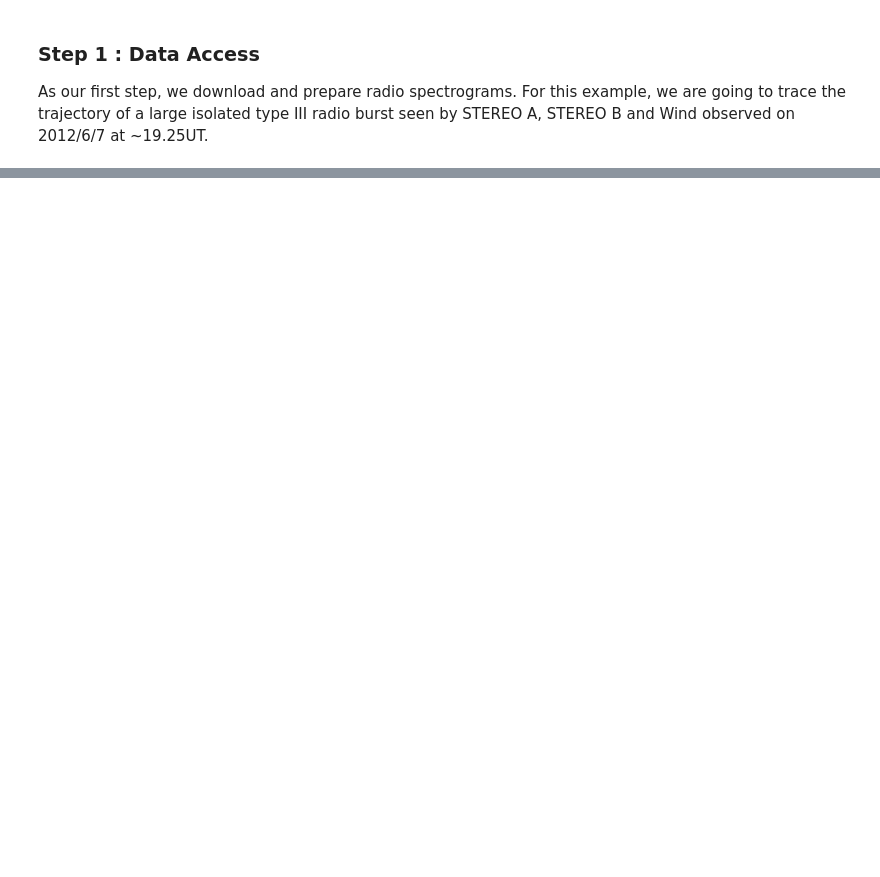
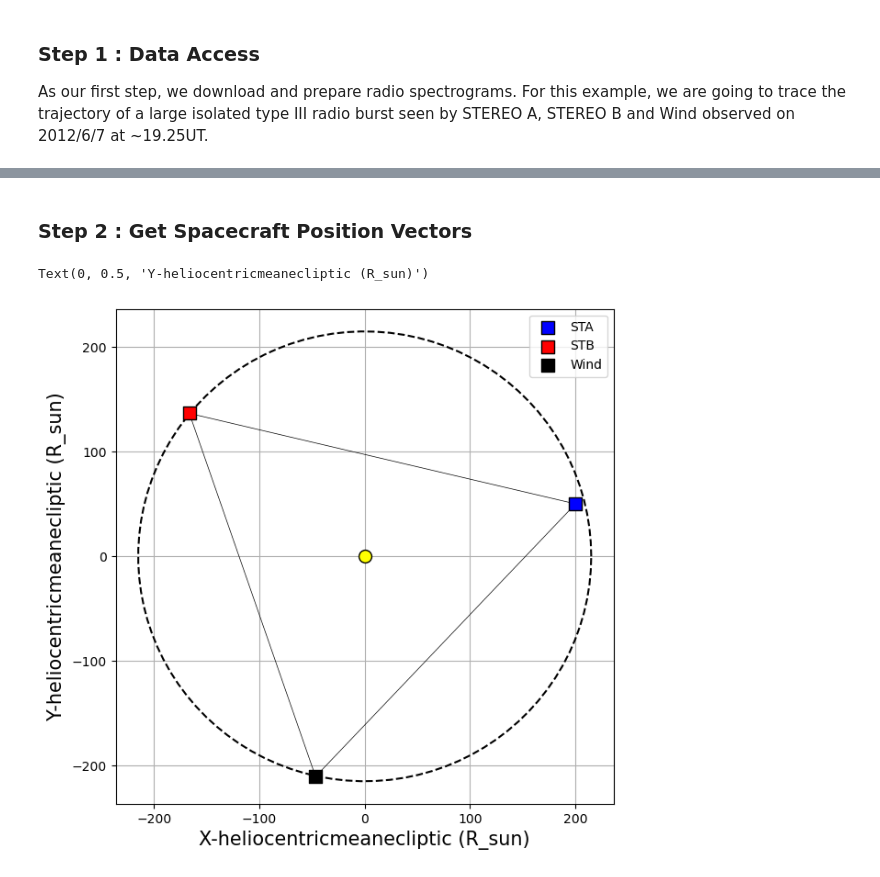
Before and after one commit to STBadman/Radio-Public, a Jupyter notebook: TDOA_OpenSource.ipynb, the cells around one changed output, grey strips where cells are left out. Saved outputs shown, nothing was run; the diff lists cells and outputs as text; code cells hidden in the pictures; blank space fills up the shorter version.

```diff
--- a/TDOA_OpenSource.ipynb
+++ b/TDOA_OpenSource.ipynb
@@ -21,0 +259,2 @@ import pyspedas
+# %% [markdown]
+### Step 2 : Get Spacecraft Position Vectors
@@ -21,0 +281,46 @@ import pyspedas
+# %%
+## Rotate into ecliptic plane
+frame = coordinates.HeliocentricMeanEcliptic
+sta_eclip = sta_inertial.transform_to(frame)
+stb_eclip = stb_inertial.transform_to(frame)
+L1_eclip = L1_inertial.transform_to(frame)
+for sc in [sta_eclip,stb_eclip,L1_eclip] : sc.representation_type = "cartesian"
+
+## Package into Dictionary :
+sc_pos_dict = {
+    "STA":sta_eclip,
+    "STB":stb_eclip,
+    "Wind":L1_eclip,
+}
+# %%
+fig,ax=plt.subplots(figsize=(7,7))
+
+units="R_sun"
+
+ax.scatter(0,0,s=100,color="yellow",edgecolor="black",zorder=100)
+
+ax.plot(
+    (np.cos(np.linspace(0,2*np.pi,100))*1*u.au).to(units),
+    (np.sin(np.linspace(0,2*np.pi,100))*1*u.au).to(units),
+    linestyle="--",color="black",
+)
+
+for (name,sc),color in zip(sc_pos_dict.items(),["blue","red","black"]):
+    ax.scatter(sc.x.to(units),sc.y.to(units),
+               marker='s',s=100,edgecolor="black",
+               zorder=100,label=name,color=color
+              )
+ax.plot([sc.x.to(units) for sc in sc_pos_dict.values()]
+        +[list(sc_pos_dict.values())[0].x.to(units)],
+        [sc.y.to(units) for sc in sc_pos_dict.values()]
+        +[list(sc_pos_dict.values())[0].y.to(units)],
+        color="black",linewidth=0.5
+       )
+
+ax.legend()
+ax.grid()
+ax.set_xlabel(f"X-{frame.name} ({units})",fontsize=15)
+ax.set_ylabel(f"Y-{frame.name} ({units})",fontsize=15)
+# %% [output]
+Text(0, 0.5, 'Y-heliocentricmeanecliptic (R_sun)')
+[figure, added]
```
Also changed, not shown: parts of 20 cells of this notebook, 1 other file.
